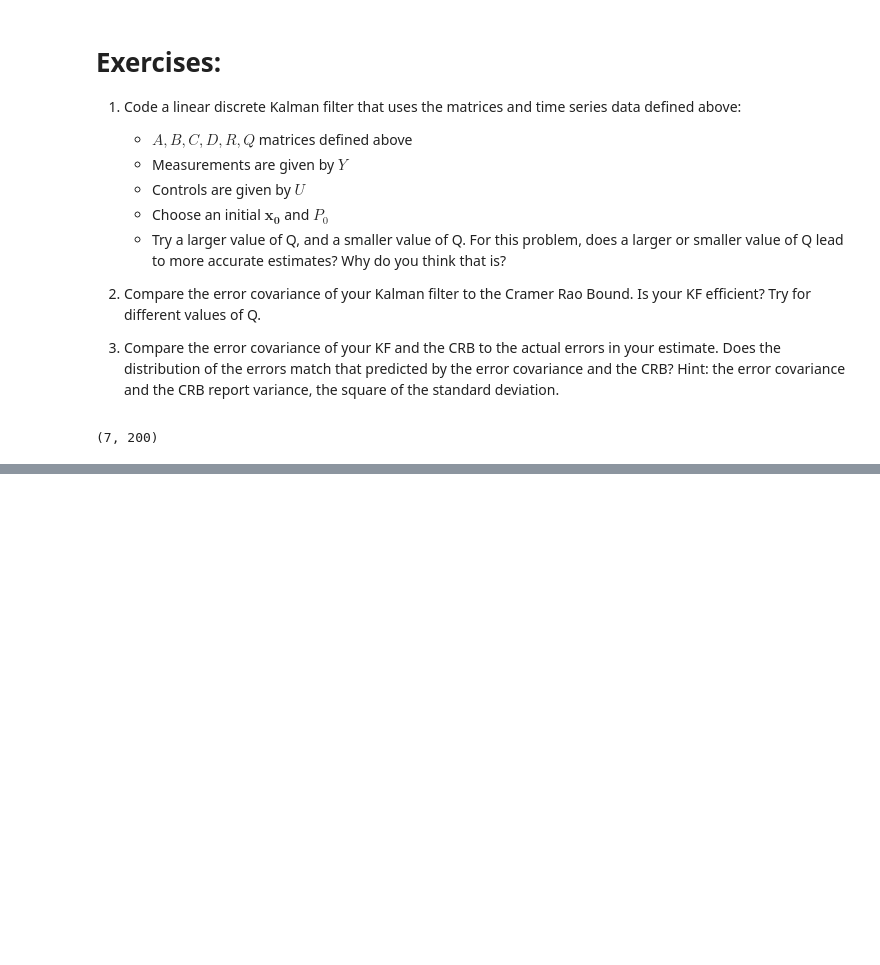
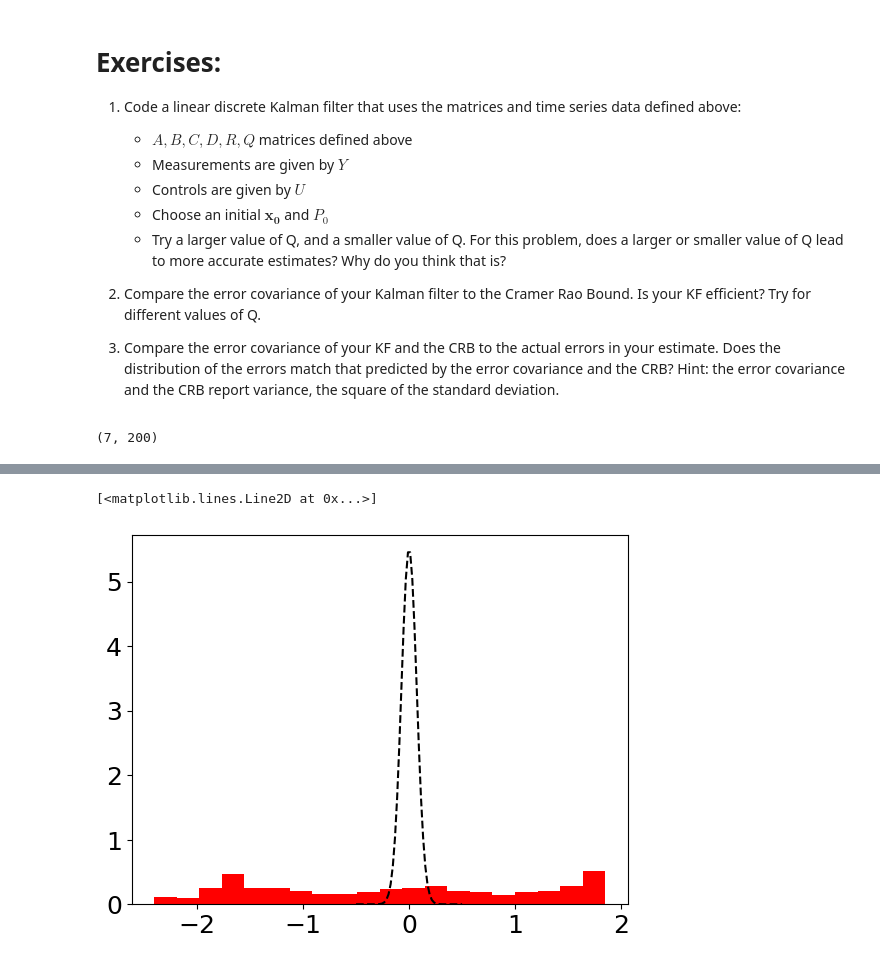
Before and after one commit to clearlakerabbit/Nonlinear_and_Data_Driven_Estimation, a Jupyter notebook: Lesson_5_Discrete_Linear_Kalman_Filter/B_discrete_linear_kalman_filter_work.ipynb, the cells around one changed output, grey strips where cells are left out. Drawn from its saved outputs; the diff is of its cells as text; code cells hidden in the pictures; blank space fills up the shorter version.

```diff
--- a/Lesson_5_Discrete_Linear_Kalman_Filter/B_discrete_linear_kalman_filter_work.ipynb
+++ b/Lesson_5_Discrete_Linear_Kalman_Filter/B_discrete_linear_kalman_filter_work.ipynb
@@ -258,0 +308,14 @@ plot_tme(df_states.t, df_states['x'], None, xhat_fp[2,:], label_var='x')
+# %%
+fig = plt.figure()
+ax = fig.add_subplot(111)
+
+ax.hist(errors, bins=20, color='red', density=True)
+
+mean_sigma = np.mean(sigma)
+gauss = scipy.stats.norm(0, mean_sigma)
+xaxis = np.linspace(-0.5, 0.5, 50)
+yaxis = gauss.pdf(xaxis)
+ax.plot(xaxis, yaxis, '--', color='black')
+# %% [output]
+[<matplotlib.lines.Line2D at 0x...>]
+[figure, added]
```
Also changed, not shown: parts of 13 cells of this notebook.
